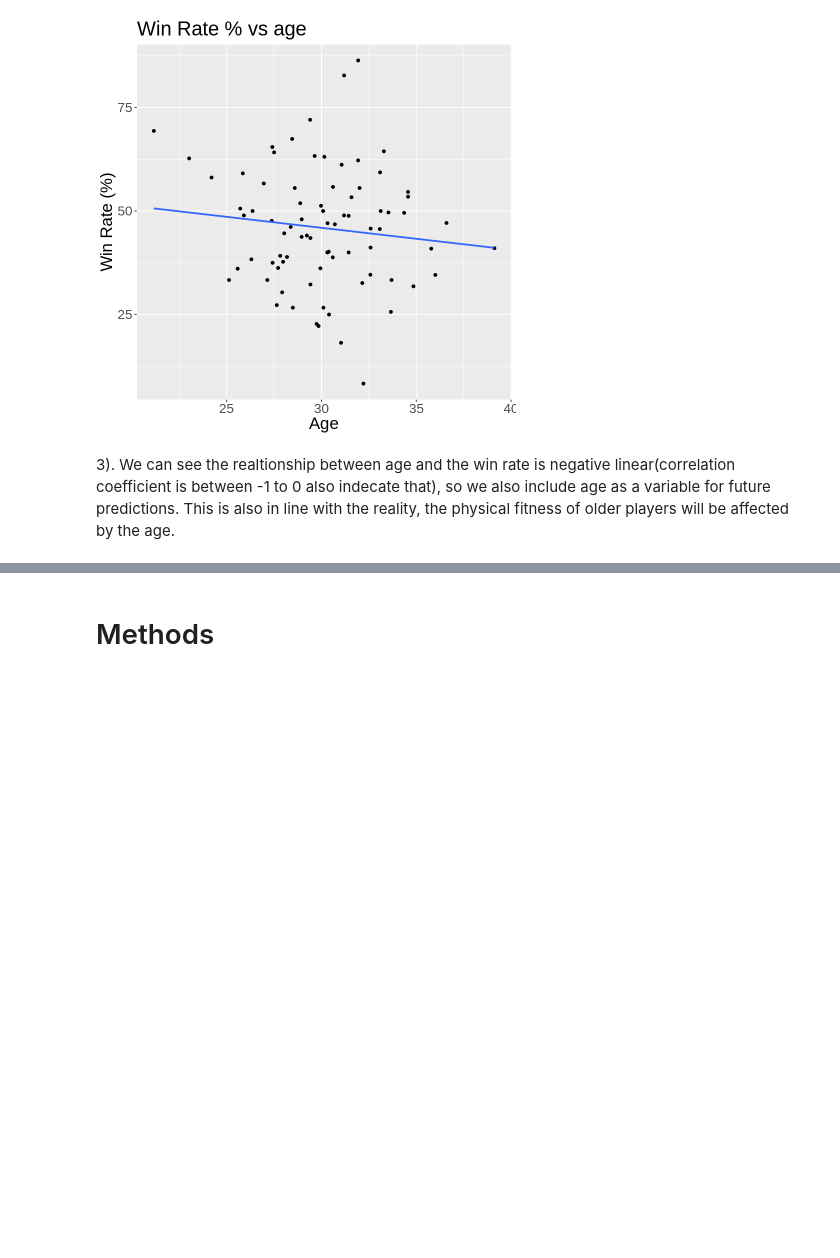
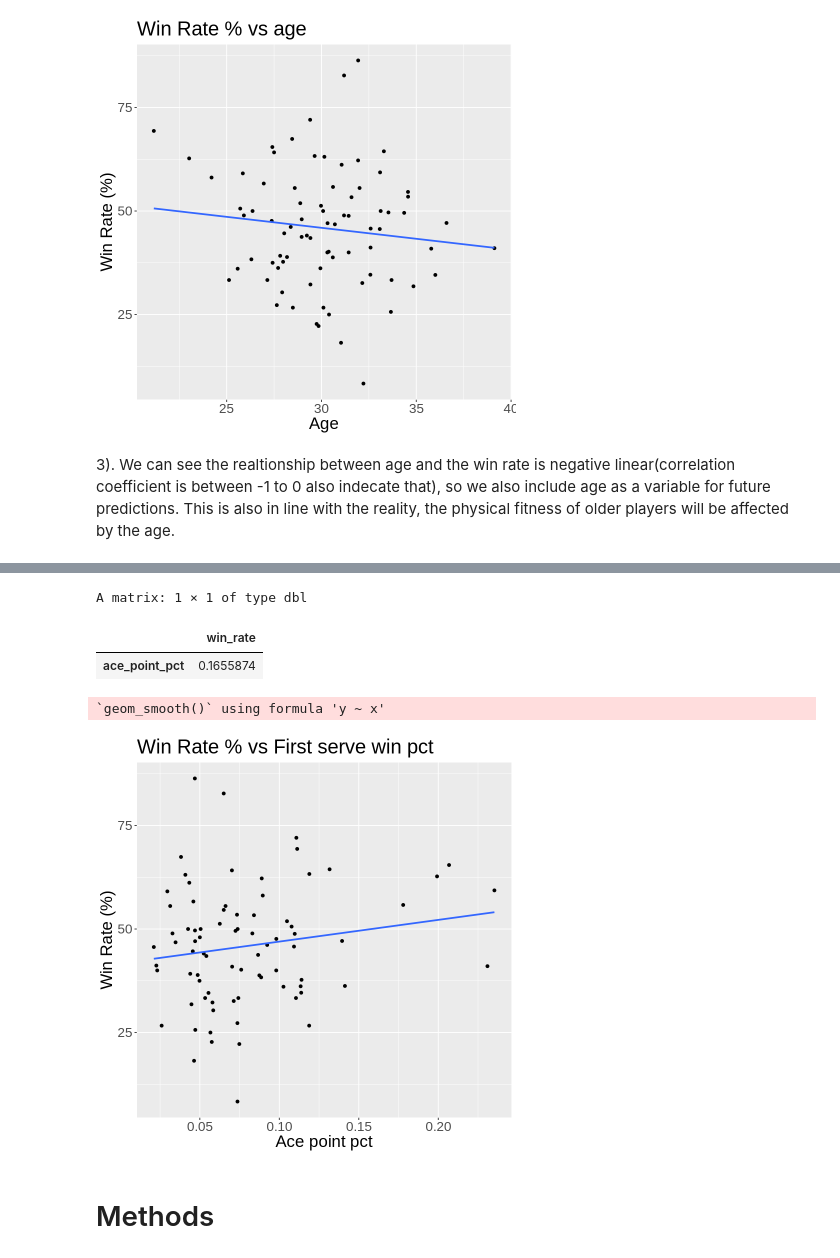
Before and after one commit to SimonYYL/DSCI_100_group19_group_project, a Jupyter notebook: project_proposal_final.ipynb, the cells around one changed output, grey strips where cells are left out. Cells and saved outputs as stored; diff of their text form; code cells hidden in the pictures; blank space fills up the shorter version.

```diff
--- a/project_proposal_final.ipynb
+++ b/project_proposal_final.ipynb
@@ -232,3 +255,23 @@ A matrix: 1 × 1 of type dbl
+# %%
+# exploratory data analysis plot:
+exploratory_data_analysis_plot_5 <- ggplot(player_train, aes(x = ace_point_pct,y=win_rate)) +
+    geom_point() +
+    xlab("Ace point pct") +
+    ylab("Win Rate (%)") +
+    theme(text = element_text(size = 20)) +
+    geom_smooth(method = "lm", se = FALSE) +
+    ggtitle("Win Rate % vs First serve win pct")
+x <- select(player_train, ace_point_pct)
+y <- select(player_train, win_rate)
+c_l_4 <- cor(x, y,  method = "pearson", use = "complete.obs")
+c_l_4
+exploratory_data_analysis_plot_5
+# %% [output]
+A matrix: 1 × 1 of type dbl
+|  | win_rate |
+| ace_point_pct | 0.1655874 |
+`geom_smooth()` using formula 'y ~ x'
+[figure, added]
 # %% [markdown]
 # Methods
 # %% [markdown]
```
Also changed, not shown: parts of 3 cells of this notebook.
